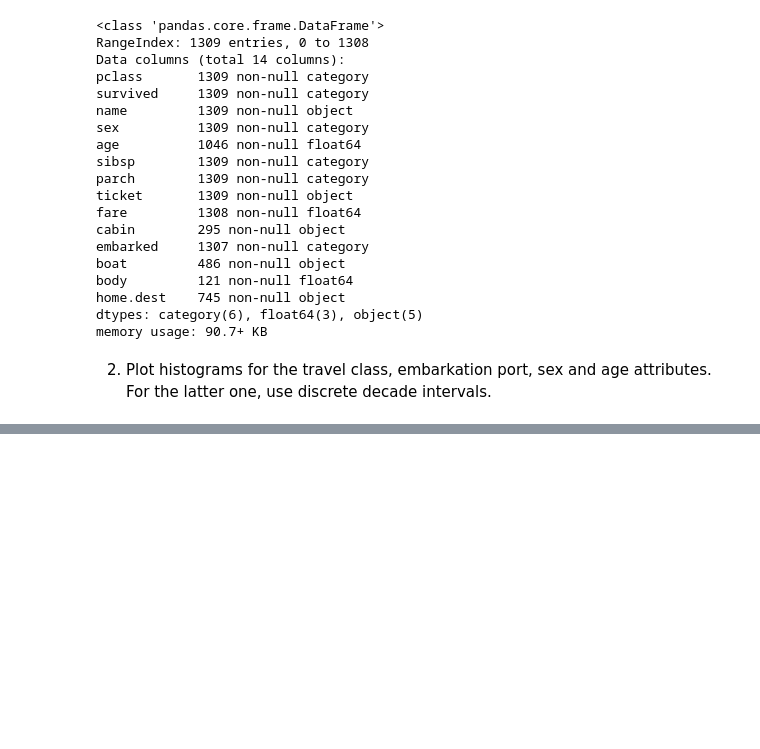
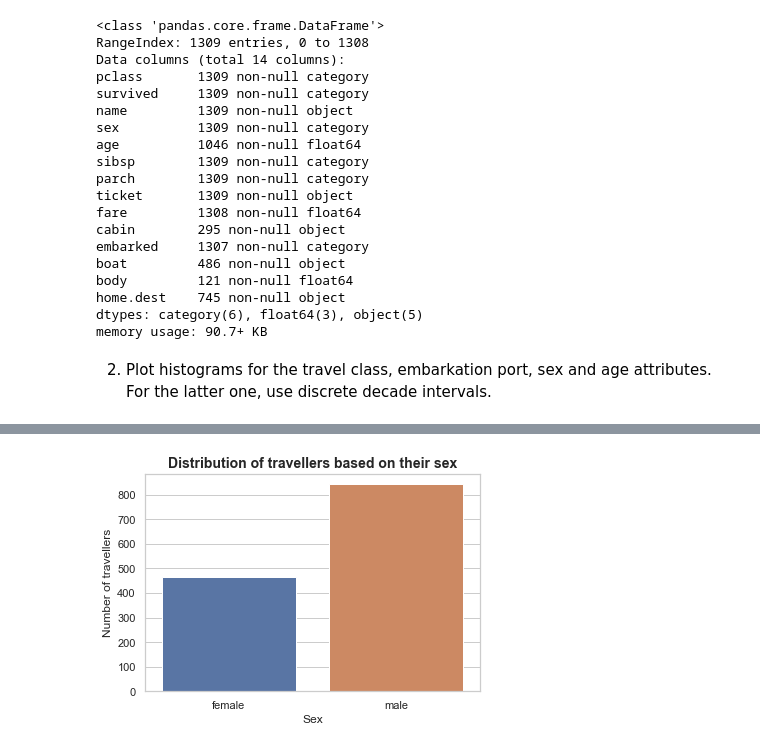
Before and after one commit to manzocec/DataAnalysis_Exercises, a Jupyter notebook: Homework01/Pandas_DataWrangling_Task03.ipynb, the cells around one changed output, grey strips where cells are left out. Cells and saved outputs as stored; diff of their text form; code cells hidden in the pictures; blank space fills up the shorter version.

```diff
--- a/Homework01/Pandas_DataWrangling_Task03.ipynb
+++ b/Homework01/Pandas_DataWrangling_Task03.ipynb
@@ -138,0 +145,5 @@ titanic_html
+# %%
+plot_hist(titanic_excel['sex'], 'sex', 'Distribution of travellers based on their sex', 'Sex',
+         'Number of travellers')
+# %% [output]
+[figure, added]
```
Also changed, not shown: parts of 23 cells of this notebook.
